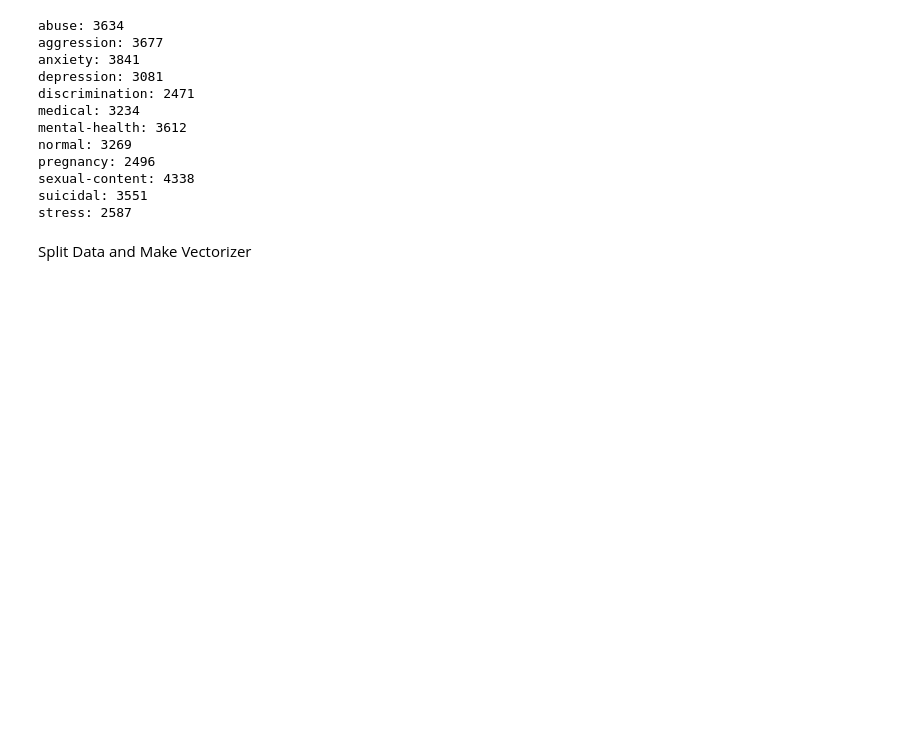
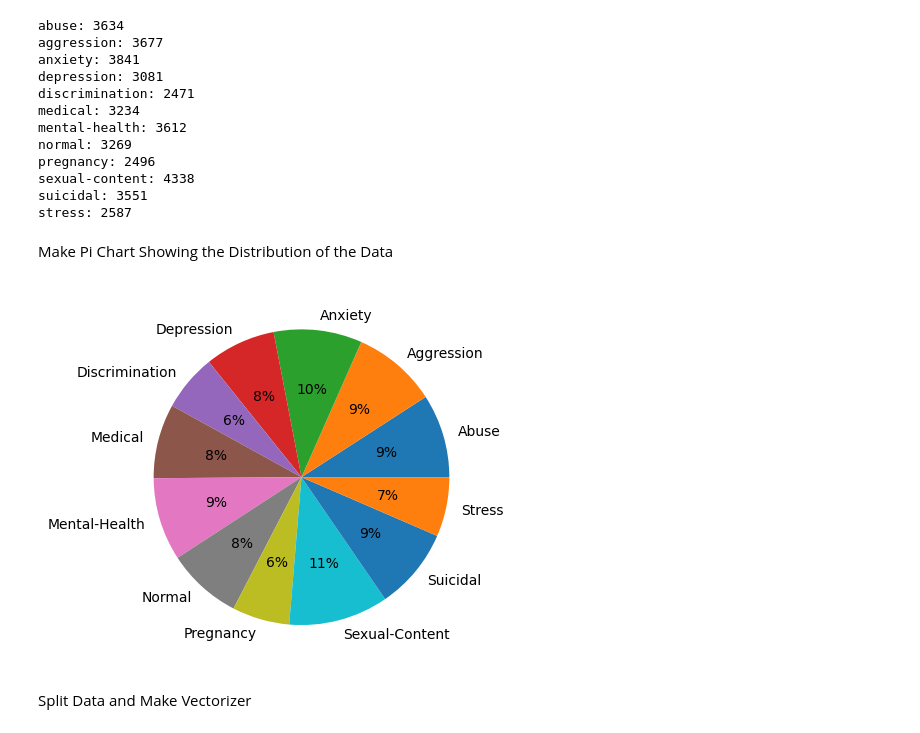
Before and after one commit to cwils163/325-final-project, a Jupyter notebook: new_model.ipynb, the cells around one changed output. Drawn from its saved outputs; the diff is of its cells as text; code cells hidden in the pictures; blank space fills up the shorter version.

Commit message:
added pi chart for visualizing the data distribution

```diff
--- a/new_model.ipynb
+++ b/new_model.ipynb
@@ -518,6 +518,17 @@ pregnancy: 2496
 sexual-content: 4338
 suicidal: 3551
 stress: 2587
+# %% [markdown]
+Make Pi Chart Showing the Distribution of the Data
+# %%
+counts = [full_datasets['Abuse'].value_counts().get(1, 0), full_datasets['Aggression'].value_counts().get(1, 0), full_datasets['Anxiety'].value_counts().get(1, 0), full_datasets['Depression'].value_counts().get(1, 0), full_datasets['Discrimination'].value_counts().get(1, 0), full_datasets['Medical'].value_counts().get(1, 0), full_datasets['Mental-Health'].value_counts().get(1, 0), full_datasets['Normal'].value_counts().get(1, 0), full_datasets['Pregnancy'].value_counts().get(1, 0), full_datasets['Sexual-Content'].value_counts().get(1, 0), full_datasets['Suicidal'].value_counts().get(1, 0), full_datasets['Stress'].value_counts().get(1, 0)]
+labels = ['Abuse', 'Aggression', 'Anxiety', 'Depression', 'Discrimination', 'Medical', 'Mental-Health', 'Normal', 'Pregnancy', 'Sexual-Content', 'Suicidal', 'Stress']
+
+fig, ax = plt.subplots()
+ax.pie(counts, labels=labels, autopct='%1.0f%%')
+plt.show()
+# %% [output]
+[figure, added]
 # %% [markdown]
 Split Data and Make Vectorizer
 # %%
```
